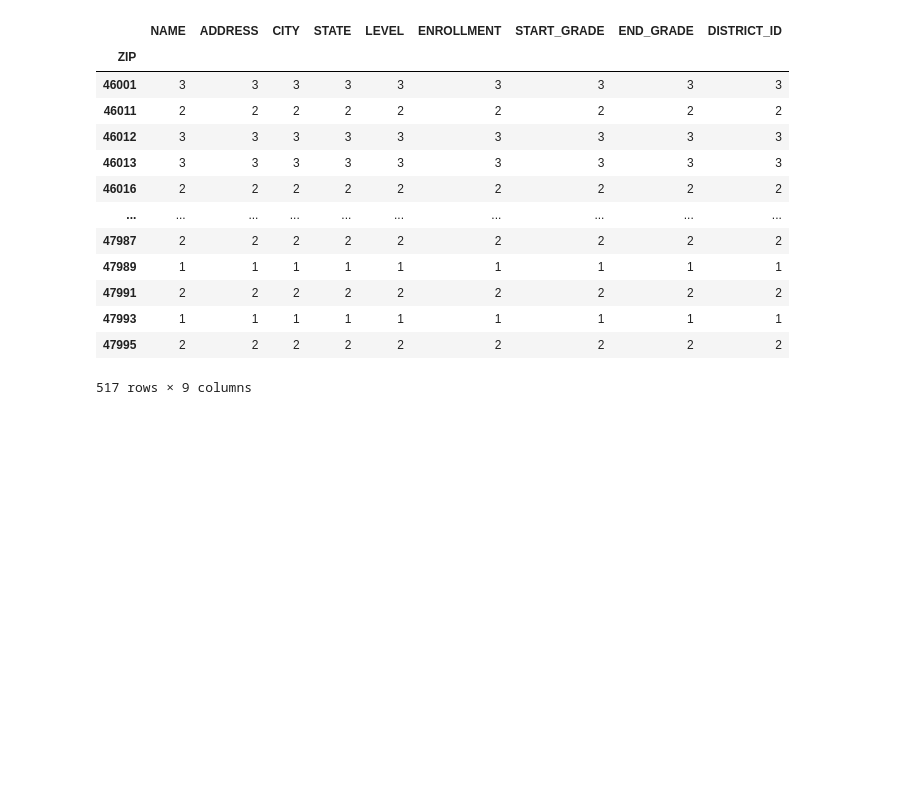
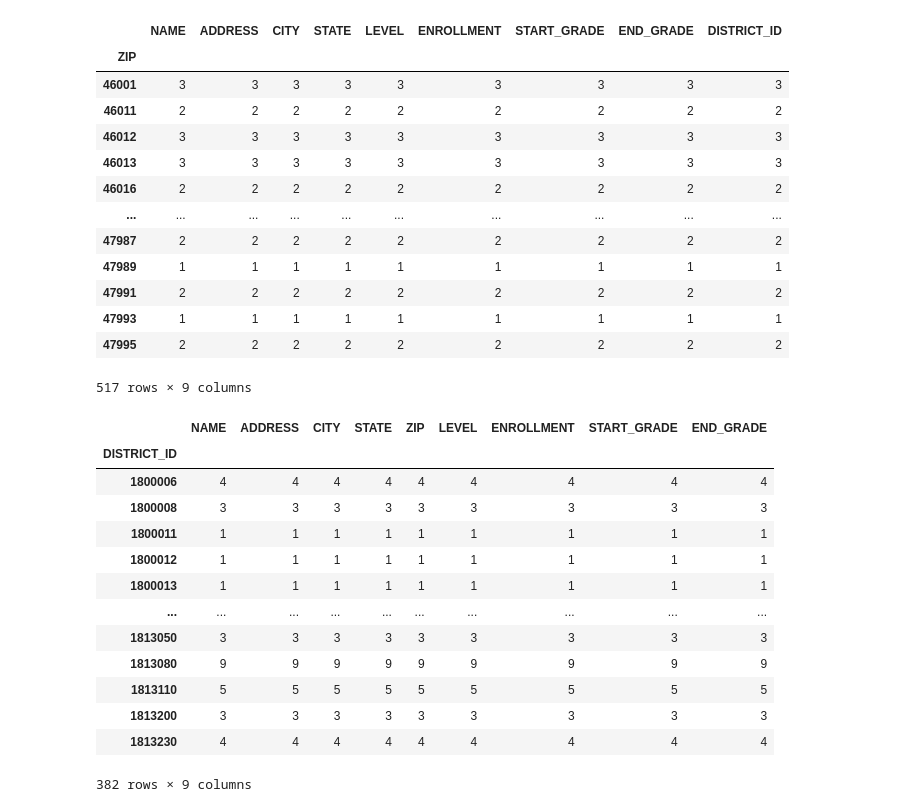
Before and after one commit to staceyj118/Education_and_Taxes, a Jupyter notebook: Resources/Indiana_k12_schools.ipynb, the cells around one changed output. Cells and saved outputs as stored; diff of their text form; code cells hidden in the pictures; blank space fills up the shorter version.

```diff
--- a/Resources/Indiana_k12_schools.ipynb
+++ b/Resources/Indiana_k12_schools.ipynb
@@ -157,3 +157,20 @@ indiana_db.groupby("ZIP").count()
 | 47993 | 1 | 1 | 1 | 1 | 1 | 1 | 1 | 1 | 1 |
 | 47995 | 2 | 2 | 2 | 2 | 2 | 2 | 2 | 2 | 2 |
 517 rows × 9 columns
+# %%
+indiana_db.groupby("DISTRICT_ID").count()
+# %% [output]
+|  | NAME | ADDRESS | CITY | STATE | ZIP | LEVEL | ENROLLMENT | START_GRADE | END_GRADE |
+| DISTRICT_ID |  |  |  |  |  |  |  |  |  |
+| 1800006 | 4 | 4 | 4 | 4 | 4 | 4 | 4 | 4 | 4 |
+| 1800008 | 3 | 3 | 3 | 3 | 3 | 3 | 3 | 3 | 3 |
+| 1800011 | 1 | 1 | 1 | 1 | 1 | 1 | 1 | 1 | 1 |
+| 1800012 | 1 | 1 | 1 | 1 | 1 | 1 | 1 | 1 | 1 |
+| 1800013 | 1 | 1 | 1 | 1 | 1 | 1 | 1 | 1 | 1 |
+| ... | ... | ... | ... | ... | ... | ... | ... | ... | ... |
+| 1813050 | 3 | 3 | 3 | 3 | 3 | 3 | 3 | 3 | 3 |
+| 1813080 | 9 | 9 | 9 | 9 | 9 | 9 | 9 | 9 | 9 |
+| 1813110 | 5 | 5 | 5 | 5 | 5 | 5 | 5 | 5 | 5 |
+| 1813200 | 3 | 3 | 3 | 3 | 3 | 3 | 3 | 3 | 3 |
+| 1813230 | 4 | 4 | 4 | 4 | 4 | 4 | 4 | 4 | 4 |
+382 rows × 9 columns
```
Also changed, not shown: 1 other file.
